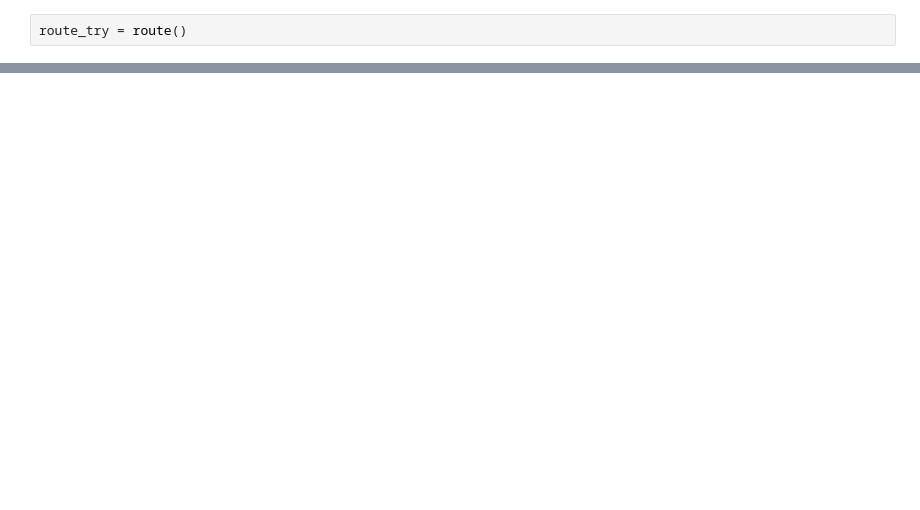
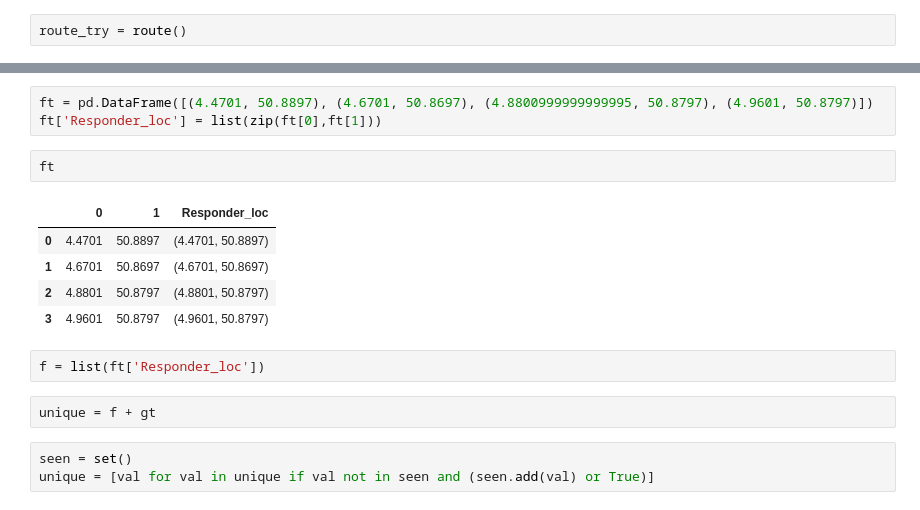
Before and after one commit to Leowiser/AED-Route-Optimization-MDA-Project, a Jupyter notebook: Try new version.ipynb, the cells around one changed output, grey strips where cells are left out. Drawn from its saved outputs; the diff is of its cells as text; blank space fills up the shorter version.

```diff
--- a/Try new version.ipynb
+++ b/Try new version.ipynb
@@ -421,0 +128,18 @@ KeyError: 'Iso'
+# %%
+ft = pd.DataFrame([(4.4701, 50.8897), (4.6701, 50.8697), (4.8800999999999995, 50.8797), (4.9601, 50.8797)])
+ft['Responder_loc'] = list(zip(ft[0],ft[1]))
+# %%
+ft
+# %% [output]
+|  | 0 | 1 | Responder_loc |
+| 0 | 4.4701 | 50.8897 | (4.4701, 50.8897) |
+| 1 | 4.6701 | 50.8697 | (4.6701, 50.8697) |
+| 2 | 4.8801 | 50.8797 | (4.8801, 50.8797) |
+| 3 | 4.9601 | 50.8797 | (4.9601, 50.8797) |
+# %%
+f = list(ft['Responder_loc'])
+# %%
+unique = f + gt
+# %%
+seen = set()
+unique = [val for val in unique if val not in seen and (seen.add(val) or True)]
```
Also changed, not shown: parts of 42 cells of this notebook, 2 other files.
